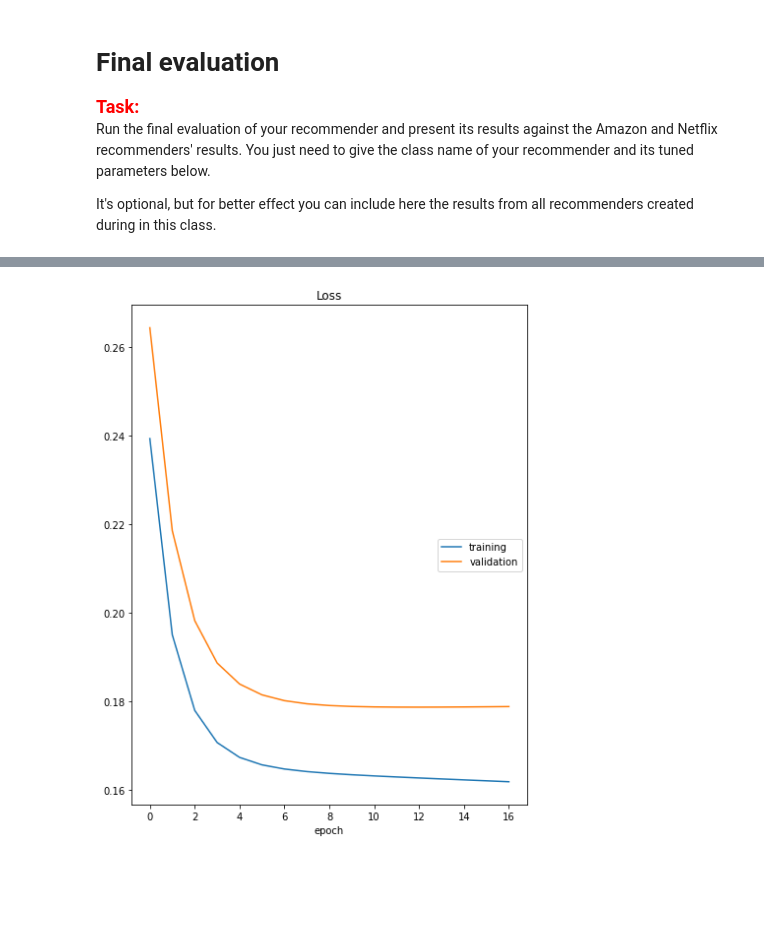
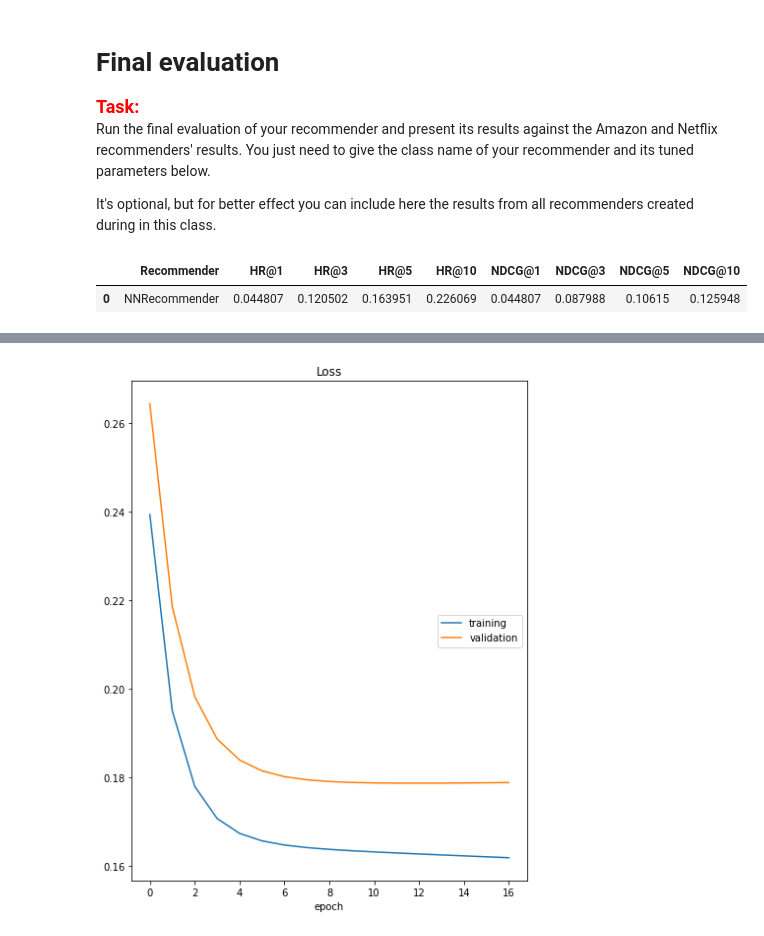
Before and after one commit to e-lawniczak/rsc-project-2, a Jupyter notebook: project_2_recommender_and_evaluation.ipynb, the cells around one changed output, grey strips where cells are left out. Saved outputs shown, nothing was run; the diff lists cells and outputs as text; code cells hidden in the pictures; blank space fills up the shorter version.

```diff
--- a/project_2_recommender_and_evaluation.ipynb
+++ b/project_2_recommender_and_evaluation.ipynb
@@ -659,16 +659,19 @@ Run the final evaluation of your recommender and present its results against the
 It's optional, but for better effect you can include here the results from all recommenders created during in this class.
 # %%
 # nn_recommender = NNRecommender(n_neg_per_pos=1)  # Initialize your recommender here
-nn_recommender = NNRecommender(n_neg_per_pos=7, batch_size=26, embedding_dim=19, epochs=15)  # Initialize your recommender here
+nn_recommender = NNRecommender(n_neg_per_pos=4, epochs=18, embedding_dim=10, batch_size=47, optimizer_type="SGD", net_type="MLP")  # Initialize your recommender here
 
 # Give the name of your recommender in the line below
 nn_tts_results = [['NNRecommender'] + list(evaluate_train_test_split_implicit(
     nn_recommender, interactions_df, items_df))]
 
 nn_tts_results = pd.DataFrame(
     nn_tts_results, columns=['Recommender', 'HR@1', 'HR@3', 'HR@5', 'HR@10', 'NDCG@1', 'NDCG@3', 'NDCG@5', 'NDCG@10'])
 
 display(HTML(nn_tts_results.to_html()))
+# %% [output]
+|  | Recommender | HR@1 | HR@3 | HR@5 | HR@10 | NDCG@1 | NDCG@3 | NDCG@5 | NDCG@10 |
+| 0 | NNRecommender | 0.044807 | 0.120502 | 0.163951 | 0.226069 | 0.044807 | 0.087988 | 0.10615 | 0.125948 |
 # %%
 from recommenders.amazon_recommender import AmazonRecommender
 
```
Also changed, not shown: parts of 6 cells of this notebook, 9 other files.
